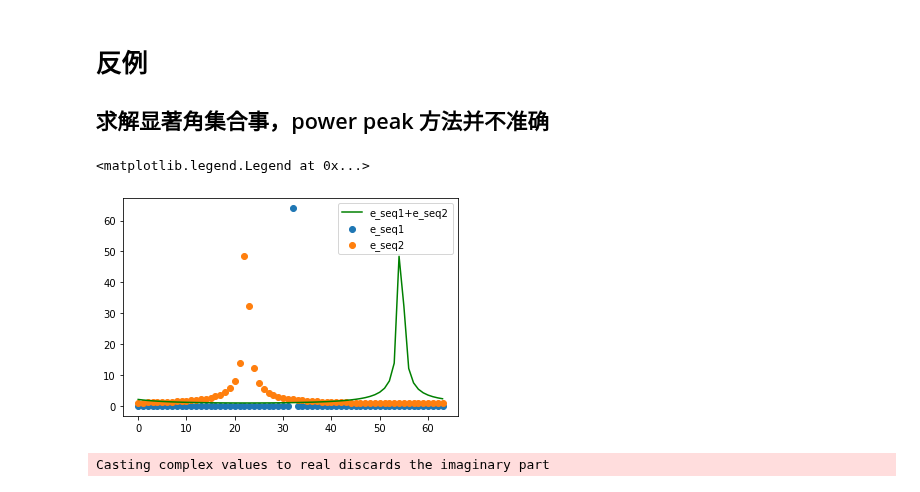
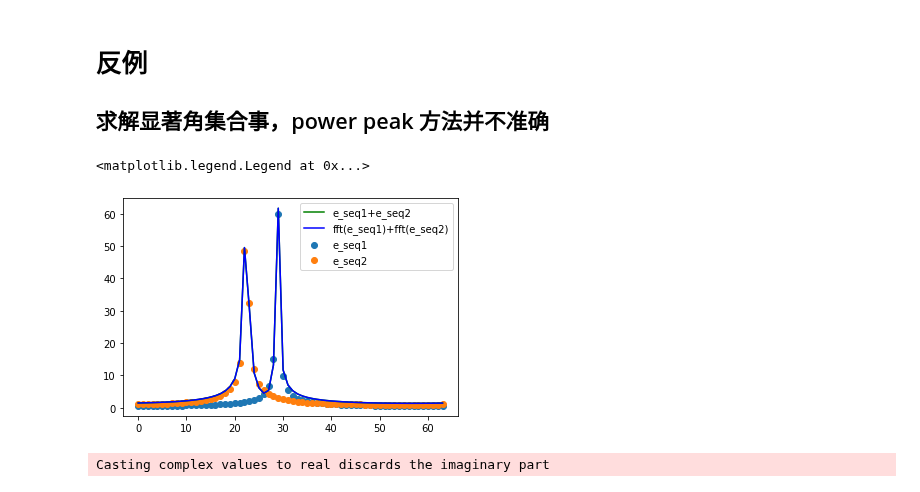
Before and after one commit to Brook1711/RIS-Angular-Domain, a Jupyter notebook: doc/paper_plot.ipynb, the cells around one changed output. Drawn from its saved outputs; the diff is of its cells as text; code cells hidden in the pictures.

```diff
--- a/doc/paper_plot.ipynb
+++ b/doc/paper_plot.ipynb
@@ -60,30 +60,31 @@ a = np.random.randn(10000,2).view(np.complex128)*np.power(2,-1/2)
 # %%
 import numpy as np
 import math, cmath
 import matplotlib as mpl
 import matplotlib.pyplot as plt
 
 N = 64
 x = np.array(range(N))
 
-e_seq1 = np.exp(1j*2*np.pi*x*0.5)
+e_seq1 = np.exp(1j*2*np.pi*x*0.45)
 e_seq2 = np.exp(1j*2*np.pi*x*0.35)
 
 
 y1 = np.fft.fft(e_seq1)
 y2 = np.fft.fft(e_seq2)
-y3 = np.fft.fft(e_seq1*e_seq2)
+y3 = np.fft.fft(e_seq1+e_seq2)
 
 fig, ax = plt.subplots() # 创建图实例
 ax.scatter(x, np.abs(y1), label='e_seq1') # 作y1 = x 图，并标记此线名为linear
 
 ax.scatter(x, np.abs(y2), label='e_seq2') #作y2 = x^2 图，并标记此线名为quadratic
 
 ax.plot(x, np.abs(y3), label='e_seq1+e_seq2',color='g') # 作y3 = x^3 图，并标记此线名为cubic
+ax.plot(x, np.abs(y1+y2), label='fft(e_seq1)+fft(e_seq2)',color='b') # 作y3 = x^3 图，并标记此线名为cubic
 ax.legend() #自动检测要在图例中显示的元素，并且显示
 # %% [output]
 <matplotlib.legend.Legend at 0x...>
-[figure, old version]
+[figure, new version]
 # %%
 import numpy as np
 import math, cmath
```
Also changed, not shown: parts of 2 cells of this notebook.
